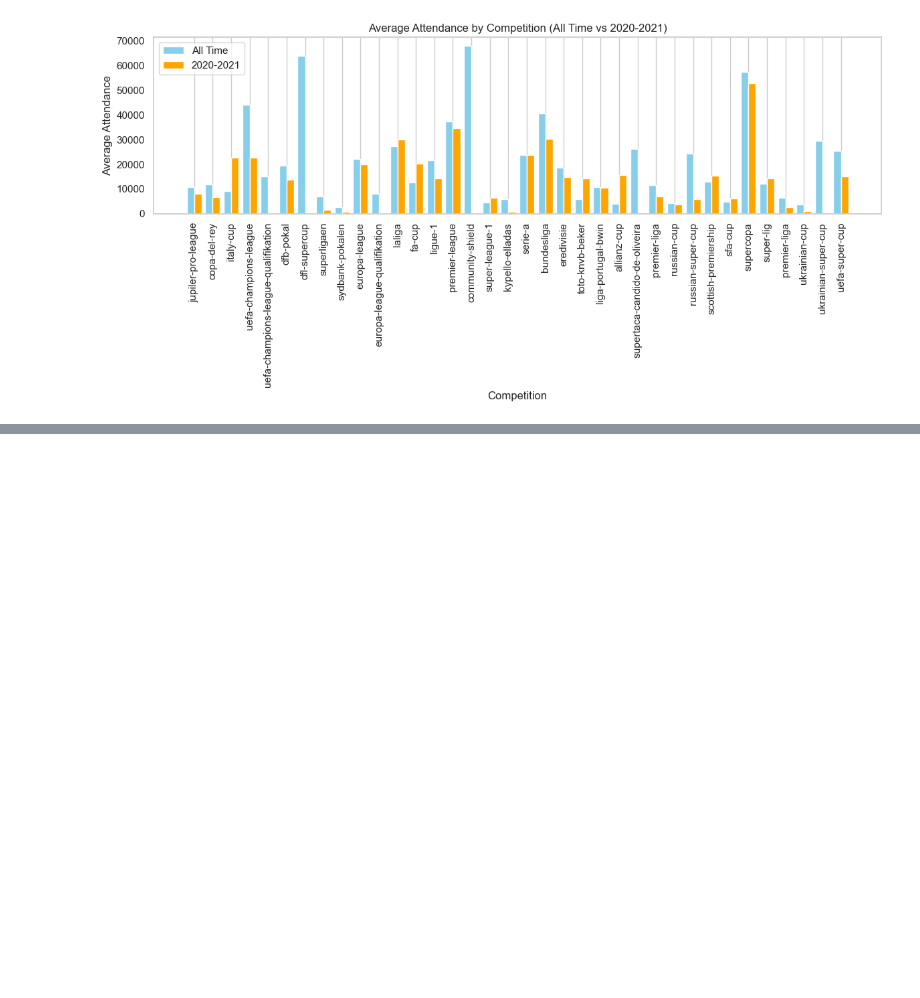
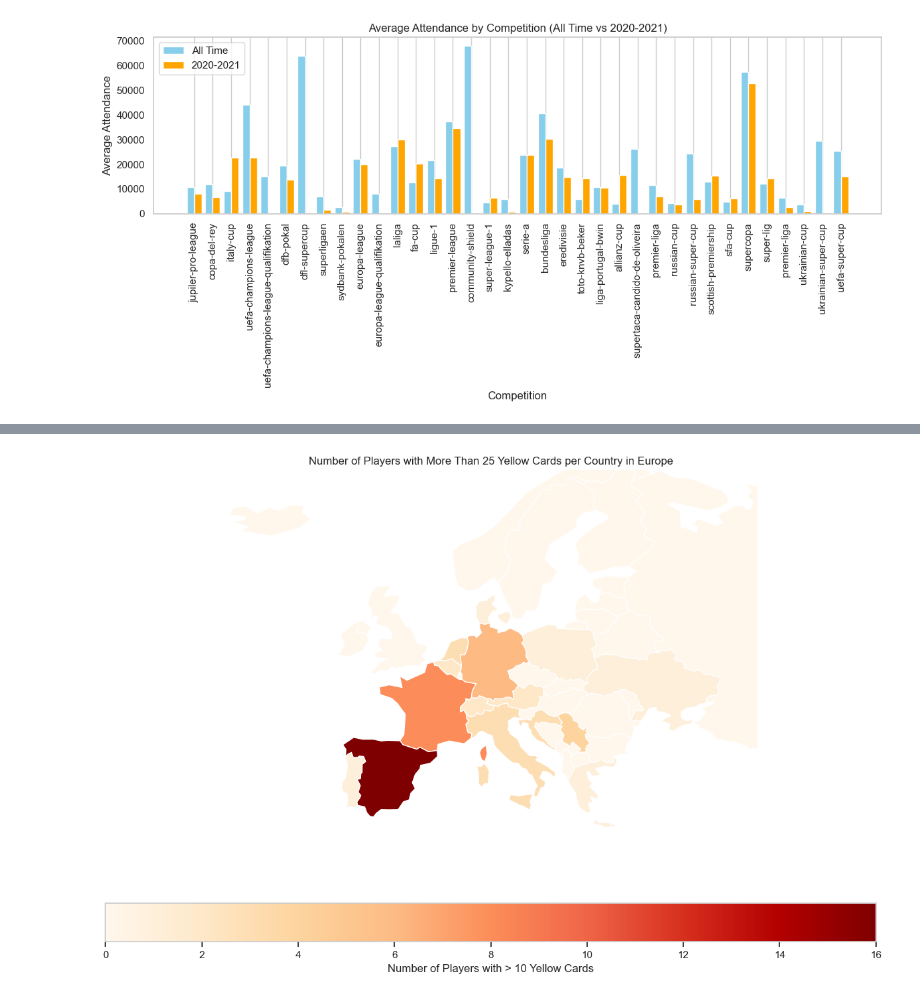
Before and after one commit to IUM-TWEB/Footbrawl, a Jupyter notebook: solution/DataAnalytics/Football_economy.ipynb, the cells around one changed output, grey strips where cells are left out. Cells and saved outputs as stored; diff of their text form; code cells hidden in the pictures; blank space fills up the shorter version.

```diff
--- a/solution/DataAnalytics/Football_economy.ipynb
+++ b/solution/DataAnalytics/Football_economy.ipynb
@@ -594,0 +646,3 @@ plt.show()
+# %%
+high_card_players = cartellini_e_valore[cartellini_e_valore['cards_count_x'] > 10]
+high_card_players
@@ -594,0 +663,3 @@ plt.show()
+# %%
+high_card_players = pd.merge(high_card_players, filtered_player[['player_id', 'country_of_citizenship']], on='player_id')
+high_card_players
@@ -594,0 +684,23 @@ plt.show()
+# %%
+high_card_players = high_card_players[high_card_players['country_of_citizenship'].isin(main_european_countries)]
+country_counts = high_card_players['country_of_citizenship'].value_counts().reset_index()
+country_counts.columns = ['country', 'high_card_player_count']
+world = gpd.read_file(gpd.datasets.get_path('naturalearth_lowres'))
+europe = world[(world['continent'] == 'Europe')]
+europe = europe.rename(columns={'name': 'country'})
+europe = europe.merge(country_counts, on='country', how='left')
+europe['high_card_player_count'] = europe['high_card_player_count'].fillna(0)
+xlim = (-25, 45)
+ylim = (35, 70)
+fig, ax = plt.subplots(1, 1, figsize=(15, 10))
+europe.plot(column='high_card_player_count', ax=ax, legend=True,
+            legend_kwds={'label': "Number of Players with > 10 Yellow Cards",
+                         'orientation': "horizontal"},
+            cmap='OrRd')
+ax.set_xlim(xlim)
+ax.set_ylim(ylim)
+ax.set_title('Number of Players with More Than 25 Yellow Cards per Country in Europe')
+ax.set_axis_off()
+plt.show()
+# %% [output]
+[figure, added]
```
Also changed, not shown: parts of 18 cells of this notebook.
